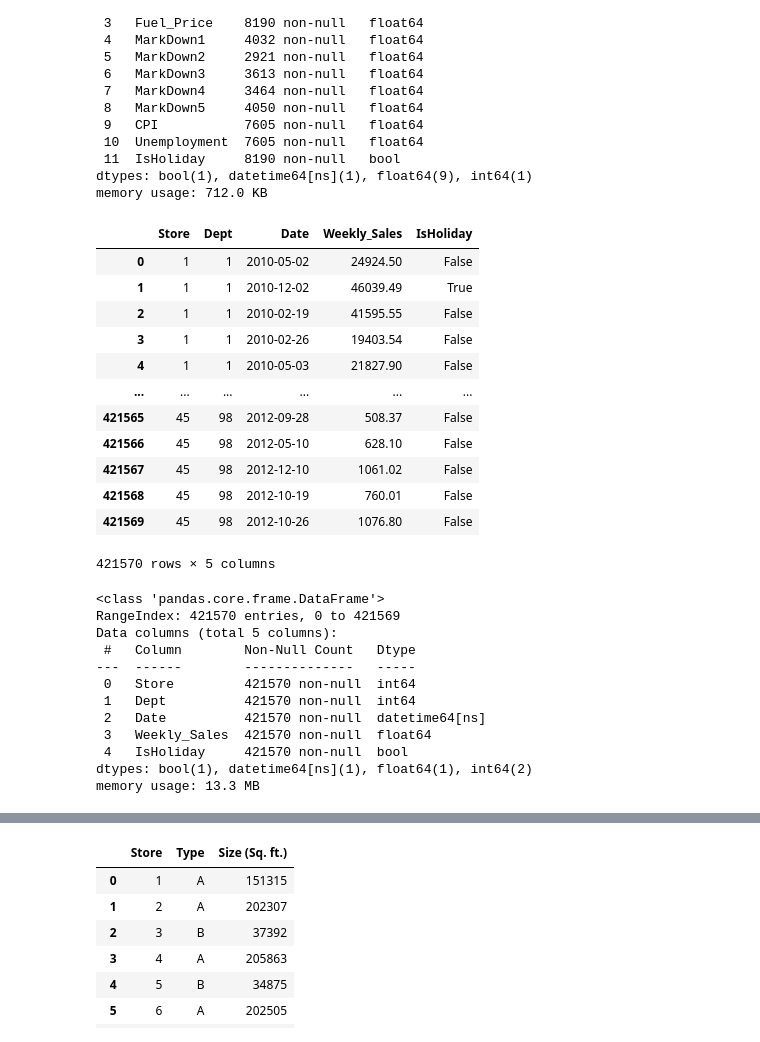
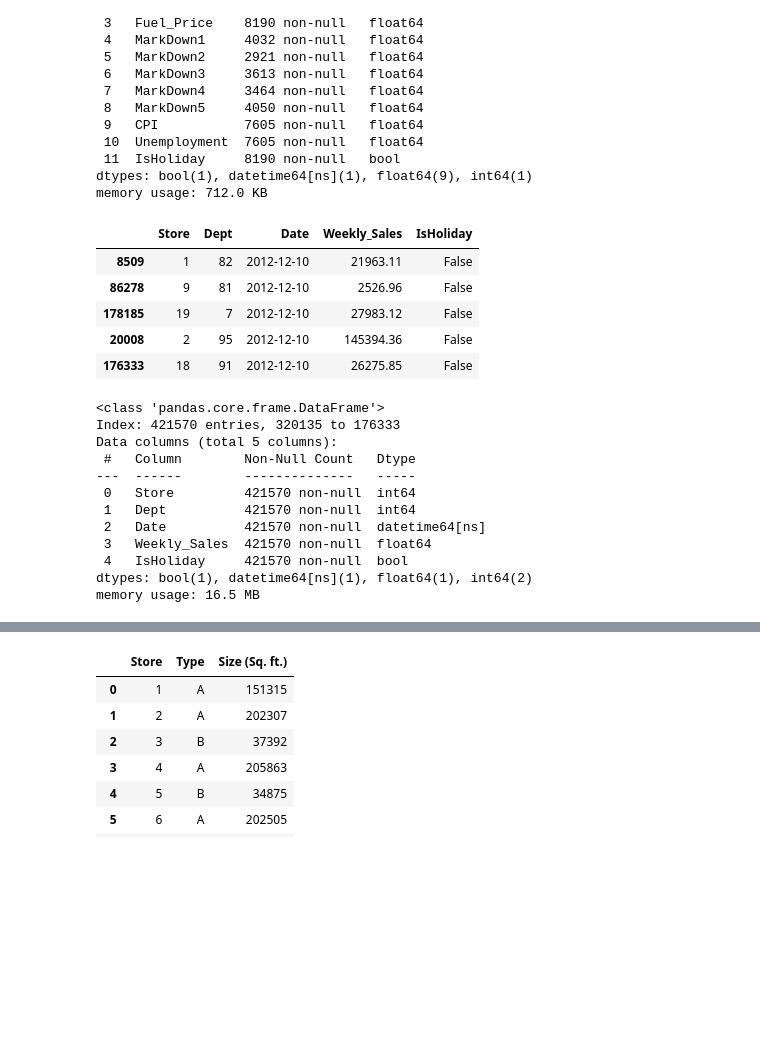
Before and after one commit to MM24J/Retail-Sales-Analysis, a Jupyter notebook: Notebook.ipynb, the cells around one changed output, grey strips where cells are left out. Saved outputs shown, nothing was run; the diff lists cells and outputs as text; code cells hidden in the pictures; blank space fills up the shorter version.

```diff
--- a/Notebook.ipynb
+++ b/Notebook.ipynb
@@ -129,27 +129,20 @@ dtypes: bool(1), datetime64[ns](1), float64(9), int64(1)
 memory usage: 712.0 KB
 # %%
 sales['Date'] = pd.to_datetime(sales['Date'],format='mixed')
-
-sales
+sales = sales.sort_values(["Date"])
+sales.tail()
 # %% [output]
 |  | Store | Dept | Date | Weekly_Sales | IsHoliday |
-| 0 | 1 | 1 | 2010-05-02 | 24924.50 | False |
-| 1 | 1 | 1 | 2010-12-02 | 46039.49 | True |
-| 2 | 1 | 1 | 2010-02-19 | 41595.55 | False |
-| 3 | 1 | 1 | 2010-02-26 | 19403.54 | False |
-| 4 | 1 | 1 | 2010-05-03 | 21827.90 | False |
-| ... | ... | ... | ... | ... | ... |
-| 421565 | 45 | 98 | 2012-09-28 | 508.37 | False |
-| 421566 | 45 | 98 | 2012-05-10 | 628.10 | False |
-| 421567 | 45 | 98 | 2012-12-10 | 1061.02 | False |
-| 421568 | 45 | 98 | 2012-10-19 | 760.01 | False |
-| 421569 | 45 | 98 | 2012-10-26 | 1076.80 | False |
+| 8509 | 1 | 82 | 2012-12-10 | 21963.11 | False |
+| 86278 | 9 | 81 | 2012-12-10 | 2526.96 | False |
+| 178185 | 19 | 7 | 2012-12-10 | 27983.12 | False |
+| 20008 | 2 | 95 | 2012-12-10 | 145394.36 | False |
+| 176333 | 18 | 91 | 2012-12-10 | 26275.85 | False |
-421570 rows × 5 columns
 # %%
 sales.info()
 # %% [output]
 <class 'pandas.core.frame.DataFrame'>
-RangeIndex: 421570 entries, 0 to 421569
+Index: 421570 entries, 320135 to 176333
 Data columns (total 5 columns):
  #   Column        Non-Null Count   Dtype
 ---  ------        --------------   -----
@@ -159,7 +152,7 @@ Data columns (total 5 columns):
  3   Weekly_Sales  421570 non-null  float64
  4   IsHoliday     421570 non-null  bool
 dtypes: bool(1), datetime64[ns](1), float64(1), int64(2)
-memory usage: 13.3 MB
+memory usage: 16.5 MB
 # %%
 features.fillna(0, inplace=True)
 features["MarkDown"] = features["MarkDown1"] + features["MarkDown2"] + features["MarkDown3"] + features["MarkDown4"] + features["MarkDown5"]
```
Also changed, not shown: parts of 3 cells of this notebook.
